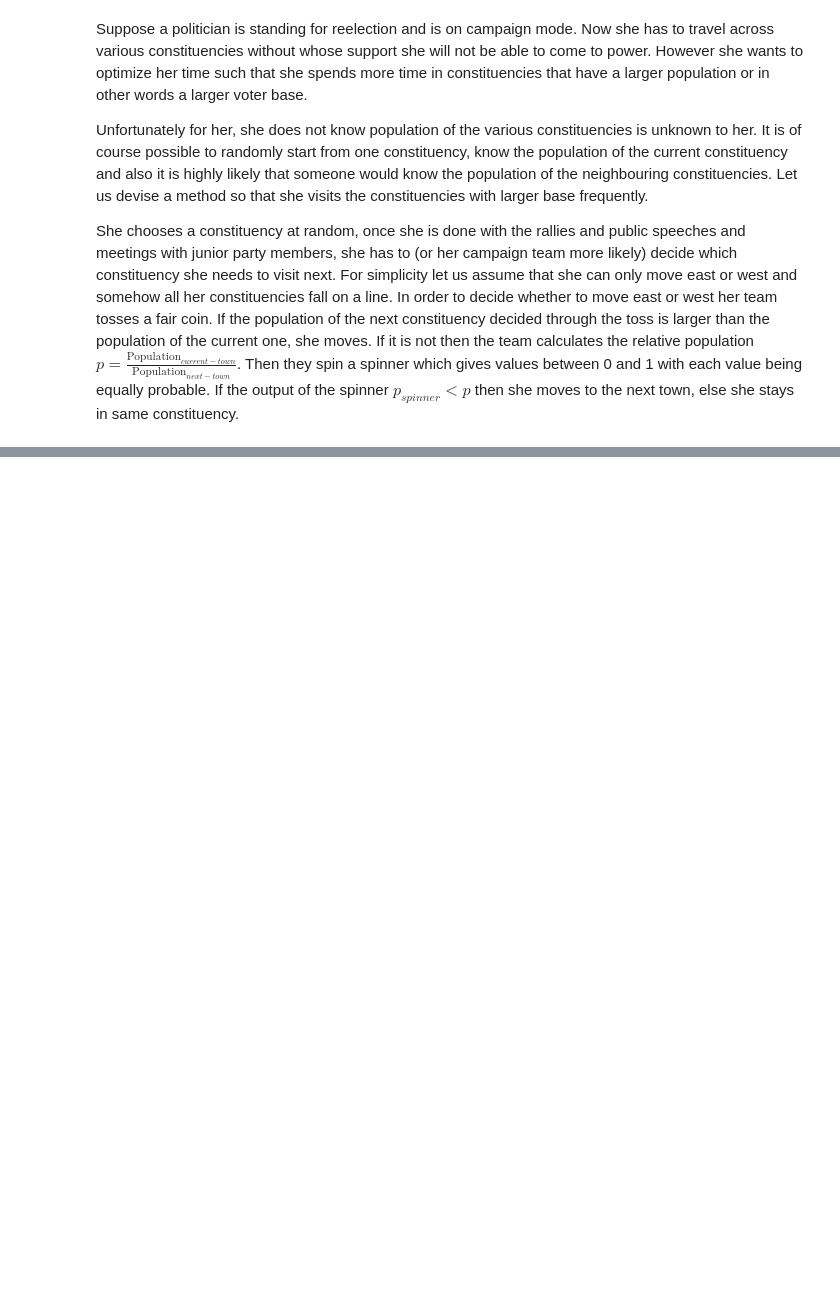
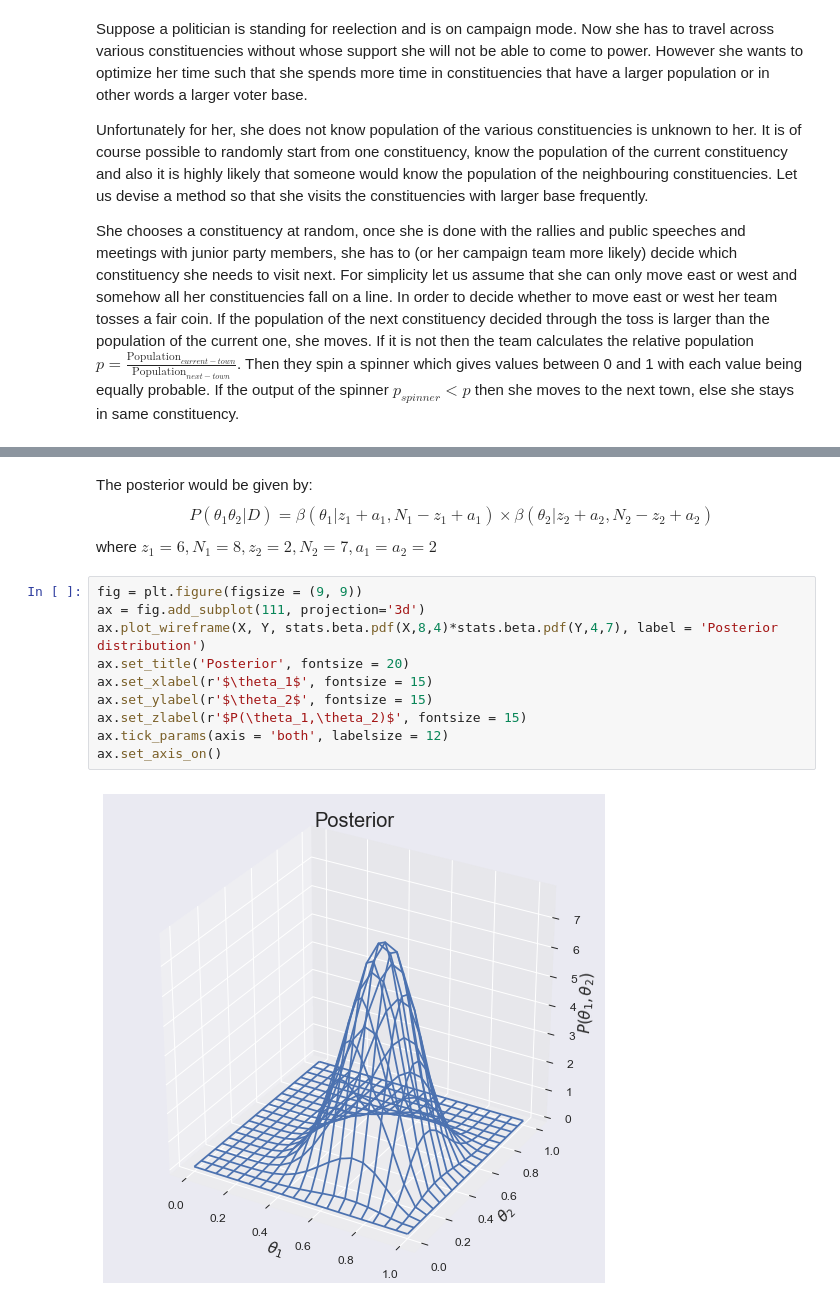
Before and after one commit to nathdipankar/Bayesian-Statistics, a Jupyter notebook: Markov Chain Monte Carlo/Markov Chain Monte Carlo .ipynb, the cells around one changed output, grey strips where cells are left out. Saved outputs shown, nothing was run; the diff lists cells and outputs as text; blank space fills up the shorter version.

```diff
--- a/Markov Chain Monte Carlo/Markov Chain Monte Carlo .ipynb
+++ b/Markov Chain Monte Carlo/Markov Chain Monte Carlo .ipynb
@@ -95,0 +72,18 @@ np.random.uniform()
+# %% [markdown]
+The posterior would be given by:
+$$
+P\left(\theta_1\theta_2|D\right) = \beta\left(\theta_1|z_1+a_1,N_1-z_1+a_1\right)\times\beta\left(\theta_2|z_2+a_2,N_2-z_2+a_2\right)
+$$
+where  $z_1 = 6, N_1 = 8, z_2 = 2, N_2 = 7, a_1=a_2=2$
+# %%
+fig = plt.figure(figsize = (9, 9))
+ax = fig.add_subplot(111, projection='3d')
+ax.plot_wireframe(X, Y, stats.beta.pdf(X,8,4)*stats.beta.pdf(Y,4,7), label = 'Posterior distribution')
+ax.set_title('Posterior', fontsize = 20)
+ax.set_xlabel(r'$\theta_1$', fontsize = 15)
+ax.set_ylabel(r'$\theta_2$', fontsize = 15)
+ax.set_zlabel(r'$P(\theta_1,\theta_2)$', fontsize = 15)
+ax.tick_params(axis = 'both', labelsize = 12)
+ax.set_axis_on()
+# %% [output]
+[figure, added]
```
Also changed, not shown: parts of 25 cells of this notebook, 1 other file.
